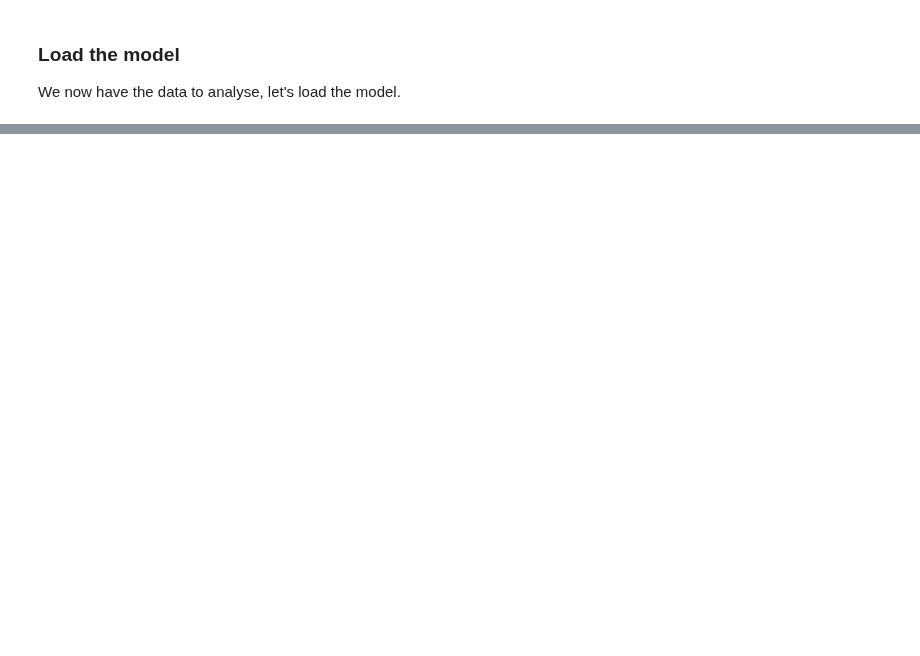
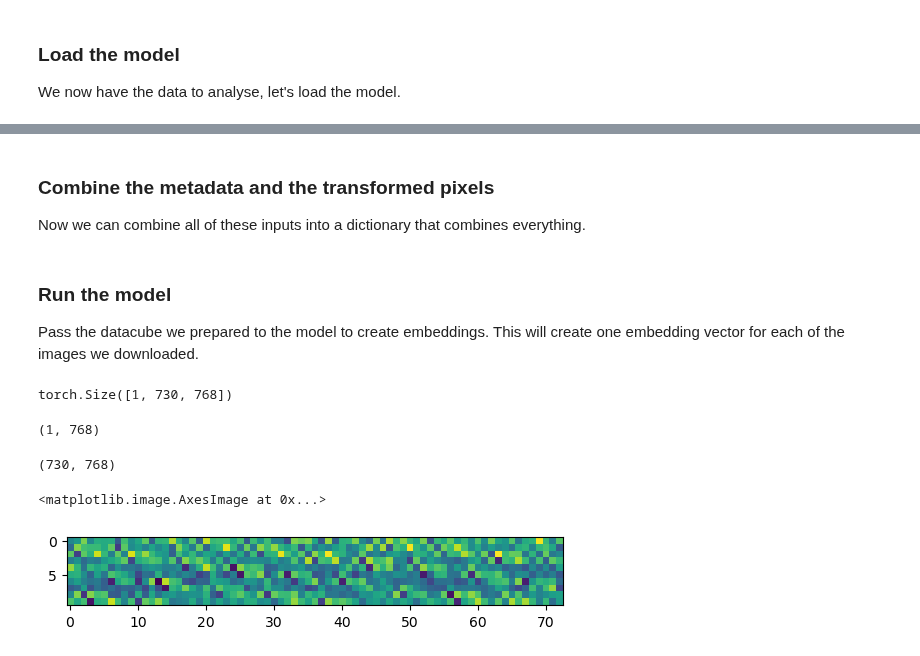
Before and after one commit to SimonJasansky/mine-segmentation, a Jupyter notebook: notebooks/clay/check_clay.ipynb, the cells around one changed output, grey strips where cells are left out. Cells and saved outputs as stored; diff of their text form; code cells hidden in the pictures; blank space fills up the shorter version.

Commit message:
explore clay model

```diff
--- a/notebooks/clay/check_clay.ipynb
+++ b/notebooks/clay/check_clay.ipynb
@@ -103,0 +212,55 @@ KeyboardInterrupt:
+# %% [markdown]
+### Combine the metadata and the transformed pixels
+
+Now we can combine all of these inputs into a dictionary that combines everything.
+# %%
+# Prepare additional information
+datacube = {
+    "platform": platform,
+    "time": torch.tensor(
+        np.hstack((week_norm, hour_norm)),
+        dtype=torch.float32,
+        device=device,
+    ),
+    "latlon": torch.tensor(
+        np.hstack((lat_norm, lon_norm)), dtype=torch.float32, device=device
+    ),
+    "pixels": pixels.to(device),
+    "gsd": torch.tensor(stack.gsd.values, device=device),
+    "waves": torch.tensor(waves, device=device),
+}
+# %% [markdown]
+### Run the model
+
+Pass the datacube we prepared to the model to create embeddings. This will create one embedding vector for each of the images we downloaded.
+# %%
+with torch.no_grad():
+    unmsk_patch, unmsk_idx, msk_idx, msk_matrix = model.model.encoder(datacube)
+
+# The first embedding is the class token, which is the
+# overall single embedding.
+embeddings = unmsk_patch[:, 0, :].cpu().numpy()
+embeddings.shape
+# %%
+print(unmsk_patch.shape)
+embeddings.shape
+# %% [output]
+torch.Size([1, 730, 768])
+(1, 768)
+# %%
+# reshape to 2D array by removing the first dimension
+unmsk_patch_2d = unmsk_patch.squeeze(0).cpu().numpy()
+print(unmsk_patch_2d.shape)
+
+# reshape into original size per dimension
+first_dim = unmsk_patch_2d[:,1]
+
+# reshape into size of 27x27
+first_dim = np.reshape(first_dim, (10,-1))
+
+# plot the unmsk_patch_2d
+plt.imshow(first_dim)
+# %% [output]
+(730, 768)
+<matplotlib.image.AxesImage at 0x...>
+[figure, added]
```
Also changed, not shown: parts of 19 cells of this notebook, 2 other files.
